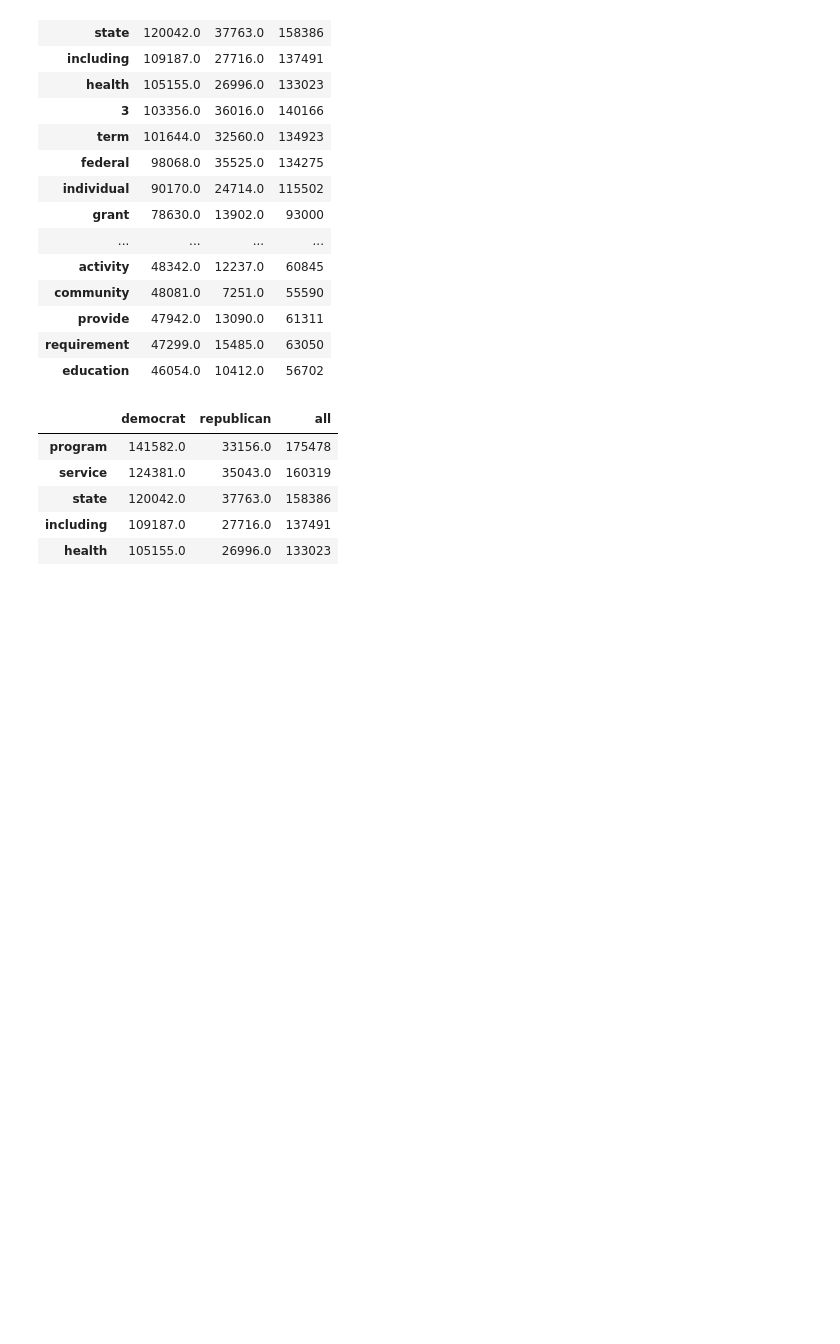
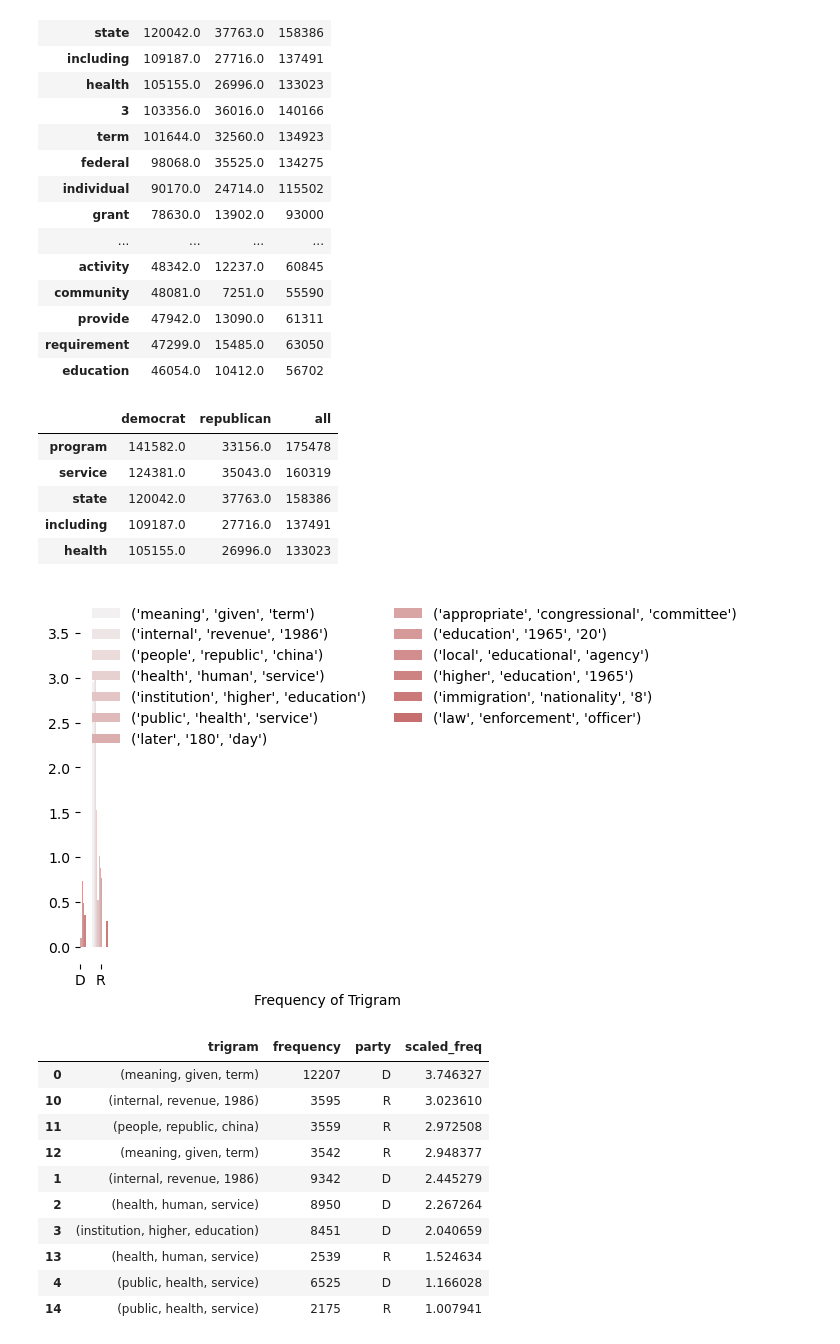
Before and after one commit to good-bill-hunting/political_parser, a Jupyter notebook: barts_explore.ipynb, the cells around one changed output. Saved outputs shown, nothing was run; the diff lists cells and outputs as text; code cells hidden in the pictures; blank space fills up the shorter version.

```diff
--- a/barts_explore.ipynb
+++ b/barts_explore.ipynb
@@ -167,3 +187,61 @@ word_freq.head()
 | state | 120042.0 | 37763.0 | 158386 |
 | including | 109187.0 | 27716.0 | 137491 |
 | health | 105155.0 | 26996.0 | 133023 |
+# %%
+def republican_trigram_viz(df):
+    more_stopwords = ['secretary','united','states','senate','house','representative',
+                   'representatives','fiscal','year','shall','adding','end','paragraph',
+                   'made','available','prebody','subsection','day','date','submit','described',
+                   'may','congress','following','new','enactment','code','section','assembled',
+                   'b','c','amended','short','title','sec','heading', 'et', 'seq',
+                    'chapter', 'effective','enacted','subchapter','entity', '42', 'usc', 'act', 'establish',
+                       'categorical', 'america', '1', '2', 'seq','authorization',
+                       'appropriations', 'appropriated', 'inserting','numerical',
+                       'sequence','ii']
+
+    democrat_words = clean_text(' '.join(df[df['party'] == 'D']['bill_text']),
+                                 more_stopwords)
+
+    republican_trigrams = pd.Series(nltk.ngrams(republican_words, 3))
+    top_republican_trigrams =pd.DataFrame(republican_trigrams.value_counts().head(40))
+    democrat_trigrams = pd.Series(nltk.ngrams(democrat_words, 3))
+    top_democrat_trigrams =pd.DataFrame(democrat_trigrams.value_counts().head(40))
+    top_democrat_trigrams['party'] = 'D'
+    top_republican_trigrams['party'] = 'R'
+    top_democrat_trigrams.reset_index(inplace = True)
+    top_republican_trigrams.reset_index(inplace = True)
+    top_democrat_trigrams.rename(columns={"index": "trigram",
+                                       0: "frequency"},inplace = True)
+
+    top_republican_trigrams.rename(columns={"index": "trigram",
+                                       0: "frequency"},inplace = True)
+    scaler = StandardScaler()
+    top_republican_trigrams['scaled_freq'] = scaler.fit_transform(top_republican_trigrams['frequency'].values.reshape(-1, 1))
+
+    top_democrat_trigrams['scaled_freq'] = scaler.fit_transform(top_democrat_trigrams['frequency'].values.reshape(-1, 1))
+    top_trigrams = pd.concat([top_democrat_trigrams.head(10),
+                          top_republican_trigrams.head(10)], ignore_index=True)
+    top_trigrams.sort_values(by = ['scaled_freq'], ascending = False ,inplace = True)
+    ax = sns.barplot(x="party", y="scaled_freq", data=top_trigrams,hue = 'trigram', color="r")
+
+    ax.legend(ncol=2, loc="upper left", frameon=False)
+    ax.set(xlim=(0, 24), ylabel="",
+           xlabel="Frequency of Trigram")
+    sns.despine(left=True, bottom=True)
+    plt.show()
+    return top_trigrams.head(10)
+# %%
+republican_trigram_viz(df)
+# %% [output]
+[figure, added]
+|  | trigram | frequency | party | scaled_freq |
+| 0 | (meaning, given, term) | 12207 | D | 3.746327 |
+| 10 | (internal, revenue, 1986) | 3595 | R | 3.023610 |
+| 11 | (people, republic, china) | 3559 | R | 2.972508 |
+| 12 | (meaning, given, term) | 3542 | R | 2.948377 |
+| 1 | (internal, revenue, 1986) | 9342 | D | 2.445279 |
+| 2 | (health, human, service) | 8950 | D | 2.267264 |
+| 3 | (institution, higher, education) | 8451 | D | 2.040659 |
+| 13 | (health, human, service) | 2539 | R | 1.524634 |
+| 4 | (public, health, service) | 6525 | D | 1.166028 |
+| 14 | (public, health, service) | 2175 | R | 1.007941 |
```
Also changed, not shown: parts of 10 cells of this notebook, 2 other files.
